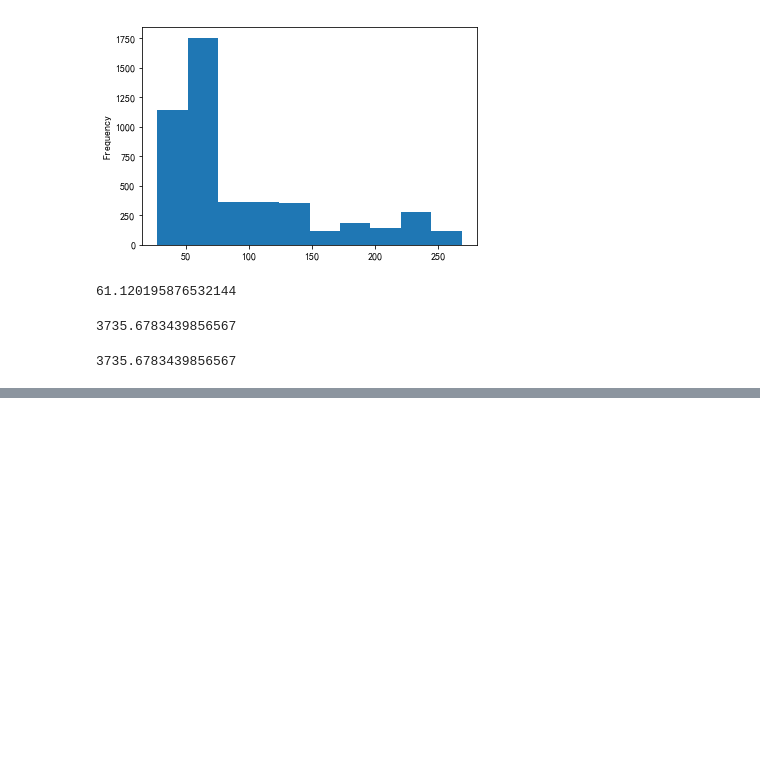
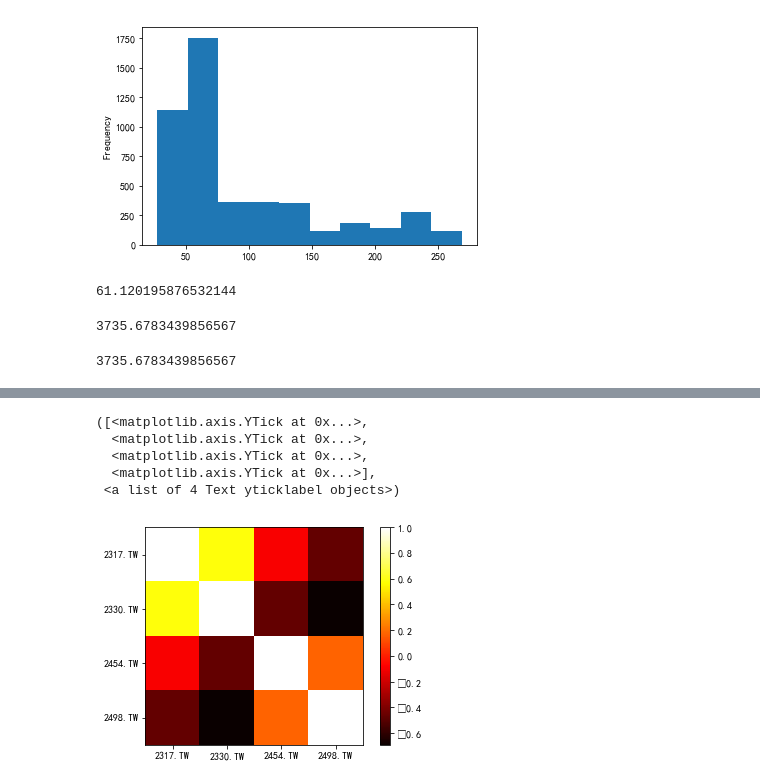
Before and after one commit to greenrmp/cathaylifepy, a Jupyter notebook: Demo20190709.ipynb, the cells around one changed output, grey strips where cells are left out. Cells and saved outputs as stored; diff of their text form; code cells hidden in the pictures; blank space fills up the shorter version.

```diff
--- a/Demo20190709.ipynb
+++ b/Demo20190709.ipynb
@@ -1248,0 +1388,13 @@ tw2330['Close'].std() ** 2
+# %%
+corr = stocks.corr()
+plt.imshow(corr, cmap='hot', interpolation='none')
+plt.colorbar()
+plt.xticks(range(len(corr)), corr.columns)
+plt.yticks(range(len(corr)), corr.columns)
+# %% [output]
+([<matplotlib.axis.YTick at 0x...>,
+  <matplotlib.axis.YTick at 0x...>,
+  <matplotlib.axis.YTick at 0x...>,
+  <matplotlib.axis.YTick at 0x...>],
+ <a list of 4 Text yticklabel objects>)
+[figure, added]
```
Also changed, not shown: parts of 93 cells of this notebook.
